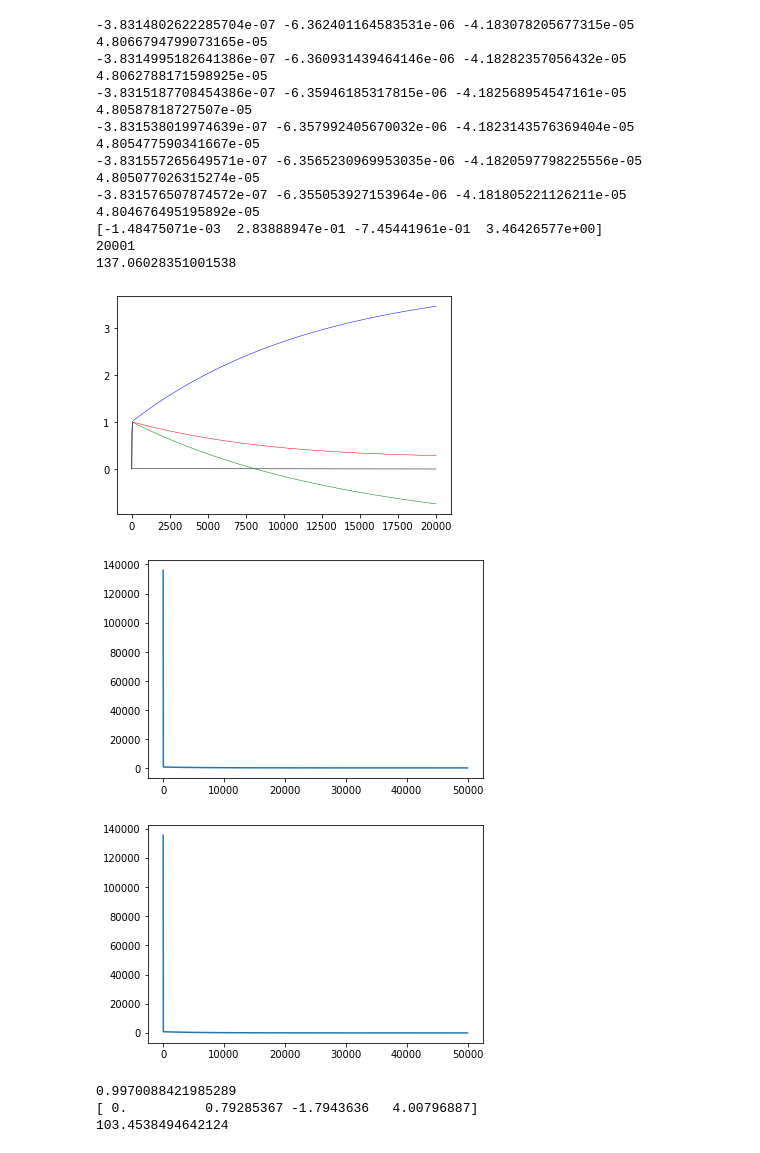
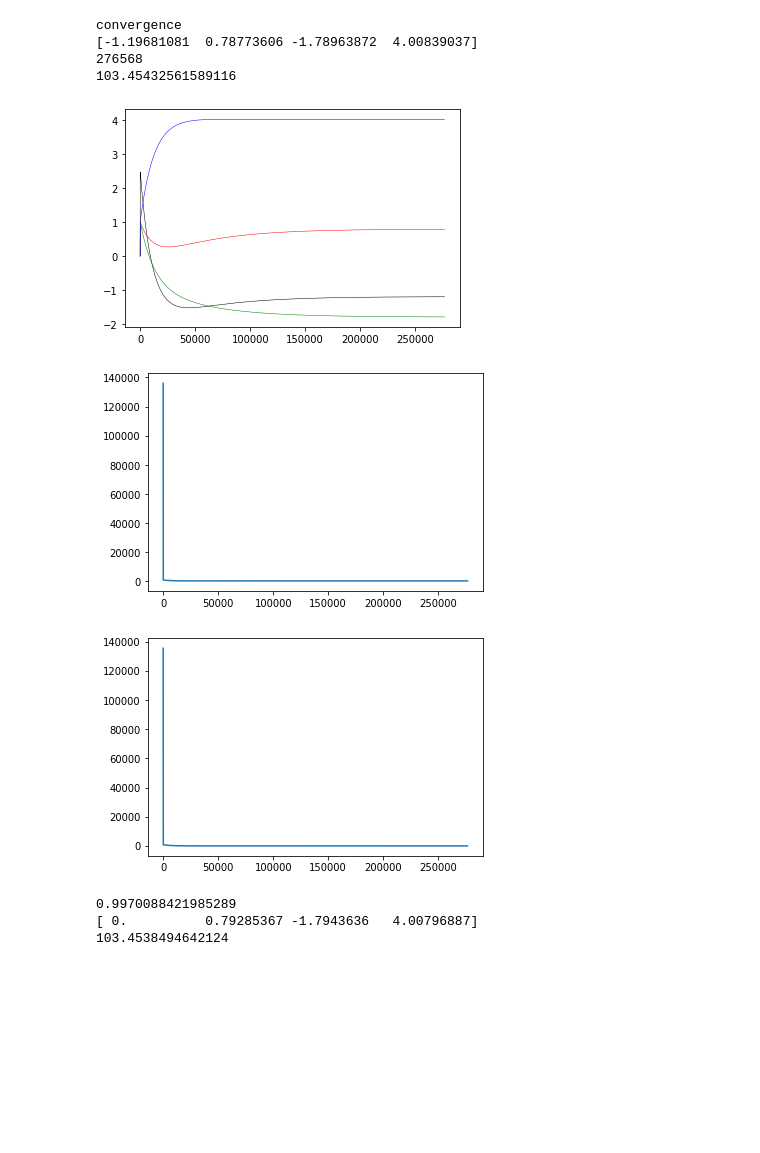
Before and after one commit to CJavaPython/AssignmentFolder, a Jupyter notebook: Assignment04/Assignment04.ipynb, the cells around one changed output. Drawn from its saved outputs; the diff is of its cells as text; code cells hidden in the pictures; blank space fills up the shorter version.

Commit message:
2.plotting training error

```diff
--- a/Assignment04/Assignment04.ipynb
+++ b/Assignment04/Assignment04.ipynb
@@ -69,10 +68,10 @@ theta = np.array([t0, t1, t2, t3])
 
 #step size
 a = 0.000001
-
+b = 0.0005
 #standard convergence
-#무한 루프가 돌지 않기 위한 최소값
-cvg0 = 0
+#무한 루프가 돌지 않기 위한 threshold값
+threshold = 0.0000001
 
 while 1:
   h = np.dot(train_data,np.transpose(theta)) - train_h
@@ -80,8 +79,8 @@ while 1:
   J_tr.append(J)
 
   H = np.dot(test_data, np.transpose(theta)) - test_h
-  cost = np.mean(H ** 2) / 2
-  J_ts.append(cost)
+  error = np.mean(H ** 2) / 2
+  J_ts.append(error)
 
 
   t0 = theta[0]
@@ -89,69 +88,61 @@ while 1:
   t2 = theta[2]
   t3 = theta[3]
 
-  theta[0] = t0 - a * np.mean(h)
+  theta[0] = t0 - b * np.mean(h)
   theta[1] = t1 - a * np.mean(h * X)
   theta[2] = t2 - a * np.mean(h * Y)
   theta[3] = t3 - a * np.mean(h * Z)
 
   t0_list.append(t0)
   t1_list.append(t1)
   t2_list.append(t2)
   t3_list.append(t3)
 
-  #converge조건에 cost는 뺀 이유 : 제곱의 제곱이 되기 때문에 변화율이 다를 수 있다
-  #제곱한 이유 : 양수값 나오게 하기 위해
-  #if i != 0:
-  #  if pow(theta[0] - t0, 2) > pow(cvg0, 2):
-  #    print(theta[0] - t0)
-  #    break
 
-  #cvg0 = theta[0] - t0
+  if abs(theta[0] - t0) < abs(threshold) and abs(theta[1] - t1) < abs(threshold) and abs(theta[2] - t2) < abs(threshold) and abs(theta[3] - t3) < abs(threshold):
+
+    print("convergence")
+    break
+
   i += 1
-  if i > 19995:
+  if i > 299998:
     print(theta[0] - t0, theta[1] - t1, theta[2] - t2, theta[3] - t3)
-  if i > 20000:
+    print(theta[2] - t2)
+  if i > 300000:
     break
 
 
 print(theta)
 print(i)
 print(J)
 
 t0_line = plt.plot(t0_list)
 t1_line = plt.plot(t1_list)
 t2_line = plt.plot(t2_list)
 t3_line = plt.plot(t3_list)
 plt.setp(t0_line, color = 'k', linewidth = 0.5)
 plt.setp(t1_line, color = 'r', linewidth = 0.5)
 plt.setp(t2_line, color = 'g', linewidth = 0.5)
 plt.setp(t3_line, color = 'b', linewidth = 0.5)
 
 
 plt.show()
-#0.0000000383152913
-#0.0000103717886581
 # %% [output]
--3.8314802622285704e-07 -6.362401164583531e-06 -4.183078205677315e-05 4.8066794799073165e-05
--3.8314995182641386e-07 -6.360931439464146e-06 -4.18282357056432e-05 4.8062788171598925e-05
--3.8315187708454386e-07 -6.35946185317815e-06 -4.182568954547161e-05 4.80587818727507e-05
--3.831538019974639e-07 -6.357992405670032e-06 -4.1823143576369404e-05 4.805477590341667e-05
--3.831557265649571e-07 -6.3565230969953035e-06 -4.1820597798225556e-05 4.805077026315274e-05
--3.831576507874572e-07 -6.355053927153964e-06 -4.181805221126211e-05 4.804676495195892e-05
-[-1.48475071e-03  2.83888947e-01 -7.45441961e-01  3.46426577e+00]
-20001
-137.06028351001538
+convergence
+[-1.19681081  0.78773606 -1.78963872  4.00839037]
+276568
+103.45432561589116
-[figure, old version]
+[figure, new version]
 # %%
 plt.plot(J_tr)
 plt.show()
 # %% [output]
-[figure, old version]
+[figure, new version]
 # %%
 plt.plot(J_ts)
 plt.show()
 # %% [output]
-[figure, old version]
+[figure, new version]
 # %%
 from sklearn.linear_model import LinearRegression
 
```
Also changed, not shown: parts of 1 cell of this notebook.
